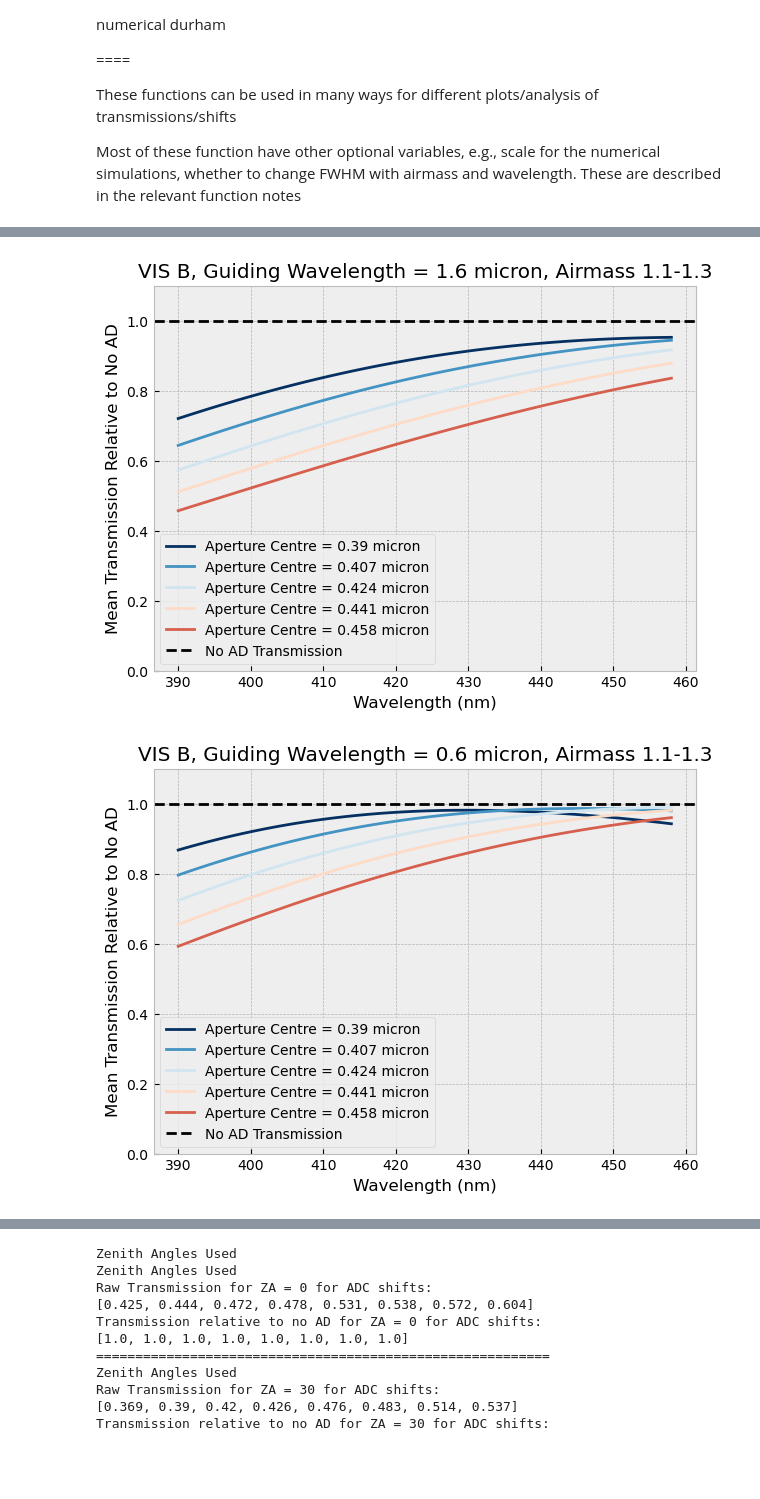
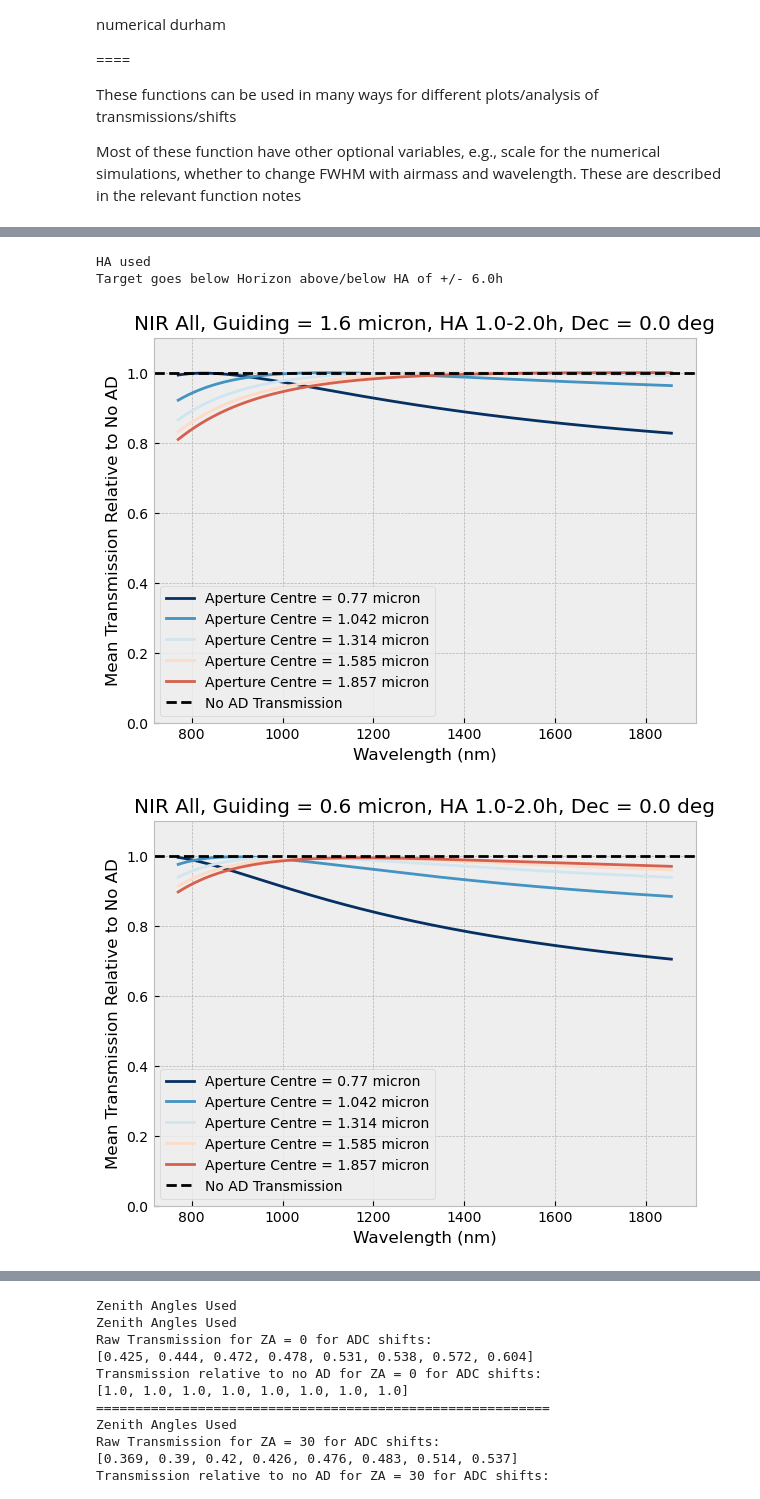
Before and after one commit to JamianStephan/MOSAIC-AD-Analysis, a Jupyter notebook: Main-Version/Integration Graphs.ipynb, the cells around one changed output, grey strips where cells are left out. Drawn from its saved outputs; the diff is of its cells as text; code cells hidden in the pictures; blank space fills up the shorter version.

```diff
--- a/Main-Version/Integration Graphs.ipynb
+++ b/Main-Version/Integration Graphs.ipynb
@@ -75,23 +76,22 @@ def observation_transmission(output_parameters):
 # %%
+#Following function plots integration transmission average for single mode observations
 def plot_integ_trans(fibres,guide,analysis,normalise="none",method="numerical moffat"):
+    """
+    normalise: string, "none", "no ad"
+        what to normalise the transmission to; either no normalisation, or relative to the no AD case (perfect ADC)
+
+    """
     weights = np.arange(0, len(fibres)+1)
     norm = mpl.colors.Normalize(vmin=min(weights), vmax=max(weights))
     cmap = mpl.cm.ScalarMappable(norm=norm, cmap=mpl.cm.RdBu)
-    airmasses=analysis.output_parameters['airmasses']
 
-    plt.figure(figsize=[7,5])
-    count=0
     integ_transmissions=[]
     for fibre_val in fibres:
         analysis.calculate_shifts(fibrecentre_waveref = fibre_val,reposition=False, guide_waveref=guide)
         analysis.calculate_transmissions(method=method)
         integ_transmission=observation_transmission(analysis.output_parameters)
         integ_transmissions.append(integ_transmission)
-        count=count+1
 
-    plt.ylim(0,1.1)
-    plt.xlabel("Wavelength (nm)")
-    plt.title("{} {}, Guiding Wavelength = {}, Airmass {}-{}".format(analysis.input_parameters['regime'],analysis.input_parameters['band'],guide,airmasses[0],airmasses[-1]))
 
     for i in range(0,len(analysis.output_parameters['shifts'])):
         for o in range(0,len(analysis.output_parameters['shifts'][i])):
@@ -99,17 +99,22 @@ def plot_integ_trans(fibres,guide,analysis,normalise="none",method="numerical mo
     analysis.calculate_transmissions(method=method)
     opt_transmission=observation_transmission(analysis.output_parameters)
 
-    count=0
+    plt.figure(figsize=[7,5])
     if normalise == "none":
-        for i in integ_transmissions:
+        for count,i in enumerate(integ_transmissions):
             plt.plot(analysis.output_parameters['wave_wavelengths'],np.array(i),label='Aperture Centre = {}'.format(fibres[count]),color=cmap.to_rgba(len(fibres)-count))
-            count=count+1
         plt.ylabel("Mean Transmission")
         plt.plot(analysis.output_parameters['wave_wavelengths'],opt_transmission,label='No AD Transmission',color='black',linestyle='--')
     if normalise == "no AD":
-        for i in integ_transmissions:
+        for count,i in enumerate(integ_transmissions):
             plt.plot(analysis.output_parameters['wave_wavelengths'],np.array(i)/np.array(opt_transmission),label='Aperture Centre = {}'.format(fibres[count]),color=cmap.to_rgba(len(fibres)-count))
-            count=count+1
         plt.axhline(y=1,label='No AD Transmission',color='black',linestyle='--')
         plt.ylabel("Mean Transmission Relative to No AD")
+
     plt.legend()
+    plt.ylim(0,1.1)
+    plt.xlabel("Wavelength (nm)")
+    if analysis.input_parameters['HA_range'] != []:
+        plt.title("{} {}, Guiding = {}, HA {}-{}h, Dec = {}".format(analysis.input_parameters['regime'],analysis.input_parameters['band'],guide,analysis.input_parameters['HA_range'][0],analysis.input_parameters['HA_range'][-1],analysis.input_parameters['targ_dec']))
+    else:
+        plt.title("{} {}, Guiding = {}, Airmass {}-{}".format(analysis.input_parameters['regime'],analysis.input_parameters['band'],guide,analysis.output_parameters['airmasses'][0],analysis.output_parameters['airmasses'][-1]))
@@ -116,13 +149,24 @@ def plot_integ_trans(fibres,guide,analysis,normalise="none",method="numerical mo
 # %%
+#NIR
 analysis=AD_analysis()
-analysis.load_wave('LR','VIS','B','B')
-analysis.output_parameters['airmasses']=np.linspace(1.1,1.3,21)
+analysis.load_wave('LR','NIR','IY','H')
+
+#Use either airmasses directly or HA; HA is more sensible as it actually scales linearly with time.
+#Airmasses directly:
+#analysis.load_airmasses(airmasses=np.linspace(1.1,1.3,21))
+
+#HA:
+analysis.load_airmasses(HA_range=np.linspace(1,2,21),targ_dec=0*u.deg)
+
 fibres=np.around(np.linspace(min(analysis.output_parameters['wave_wavelengths']).to(u.micron).value,max(analysis.output_parameters['wave_wavelengths']).to(u.micron).value,5)*u.micron,3)
+
 guide=1.6 * u.micron
 plot_integ_trans(fibres,guide,analysis,method="numerical moffat",normalise="no AD")
 
 guide=.6 * u.micron
 plot_integ_trans(fibres,guide,analysis,method="numerical moffat",normalise="no AD")
 # %% [output]
+HA used
+Target goes below Horizon above/below HA of +/- 6.0h
-[figure, old version]
+[figure, new version]
-[figure, old version]
+[figure, new version]
```
Also changed, not shown: parts of 17 cells of this notebook, 9 other files.
